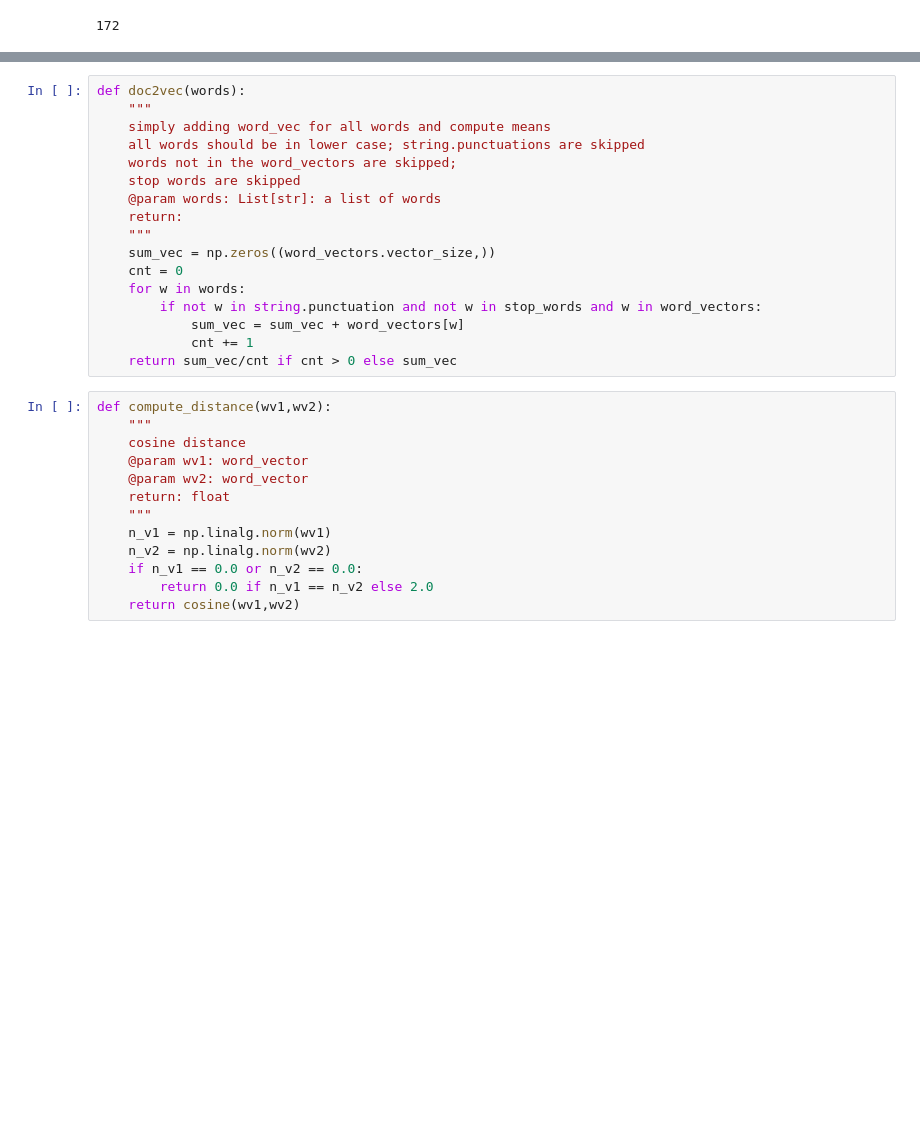
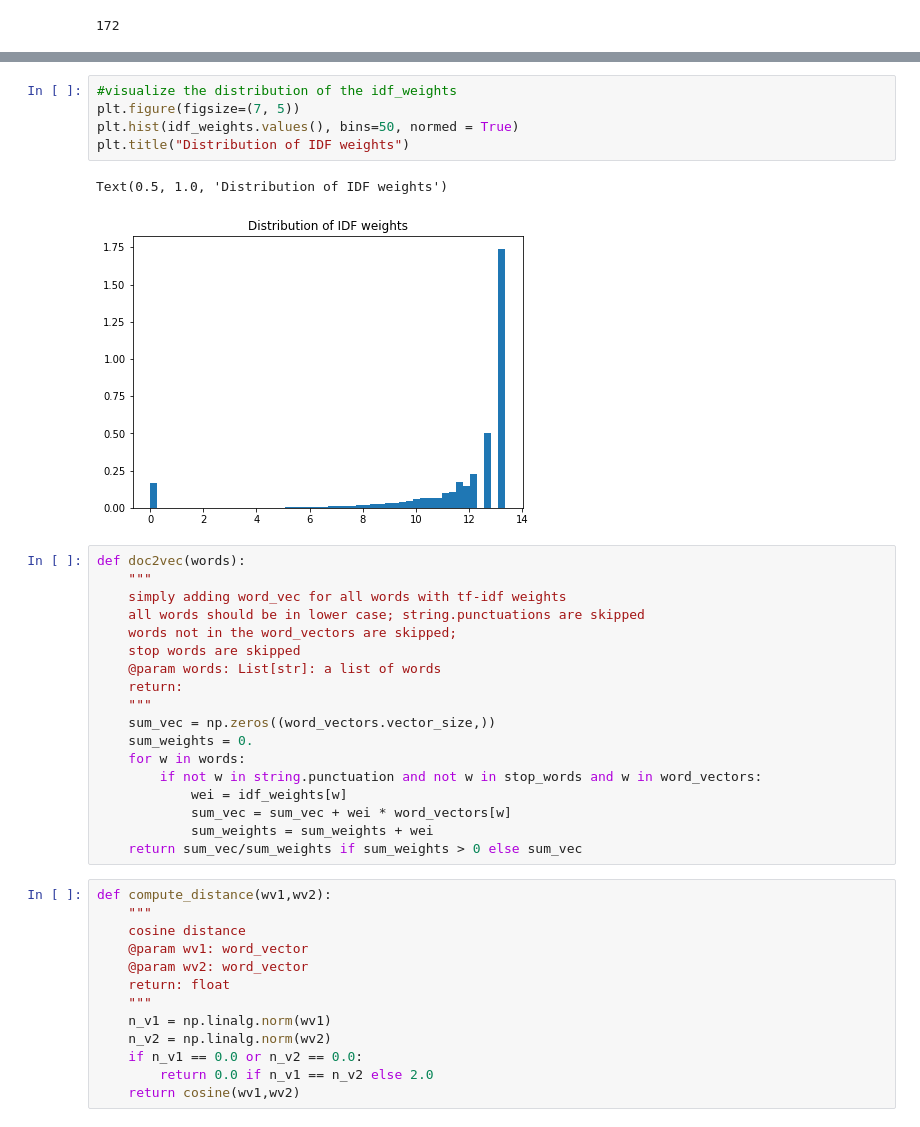
Before and after one commit to shiyuangu/cs230-project, a Jupyter notebook: word2vec.ipynb, the cells around one changed output, grey strips where cells are left out. Drawn from its saved outputs; the diff is of its cells as text; blank space fills up the shorter version.

```diff
--- a/word2vec.ipynb
+++ b/word2vec.ipynb
@@ -38,7 +58,15 @@ len(stop_words)
+# %%
+#visualize the distribution of the idf_weights
+plt.figure(figsize=(7, 5))
+plt.hist(idf_weights.values(), bins=50, normed = True)
+plt.title("Distribution of IDF weights")
+# %% [output]
+Text(0.5, 1.0, 'Distribution of IDF weights')
+[figure, added]
 # %%
 def doc2vec(words):
     """
-    simply adding word_vec for all words and compute means
+    simply adding word_vec for all words with tf-idf weights
     all words should be in lower case; string.punctuations are skipped
     words not in the word_vectors are skipped;
     stop words are skipped
@@ -46,12 +74,13 @@ def doc2vec(words):
     return:
     """
     sum_vec = np.zeros((word_vectors.vector_size,))
-    cnt = 0
+    sum_weights = 0.
     for w in words:
         if not w in string.punctuation and not w in stop_words and w in word_vectors:
-            sum_vec = sum_vec + word_vectors[w]
-            cnt += 1
-    return sum_vec/cnt if cnt > 0 else sum_vec
+            wei = idf_weights[w]
+            sum_vec = sum_vec + wei * word_vectors[w]
+            sum_weights = sum_weights + wei
+    return sum_vec/sum_weights if sum_weights > 0 else sum_vec
 # %%
 def compute_distance(wv1,wv2):
     """
```
Also changed, not shown: parts of 8 cells of this notebook.
